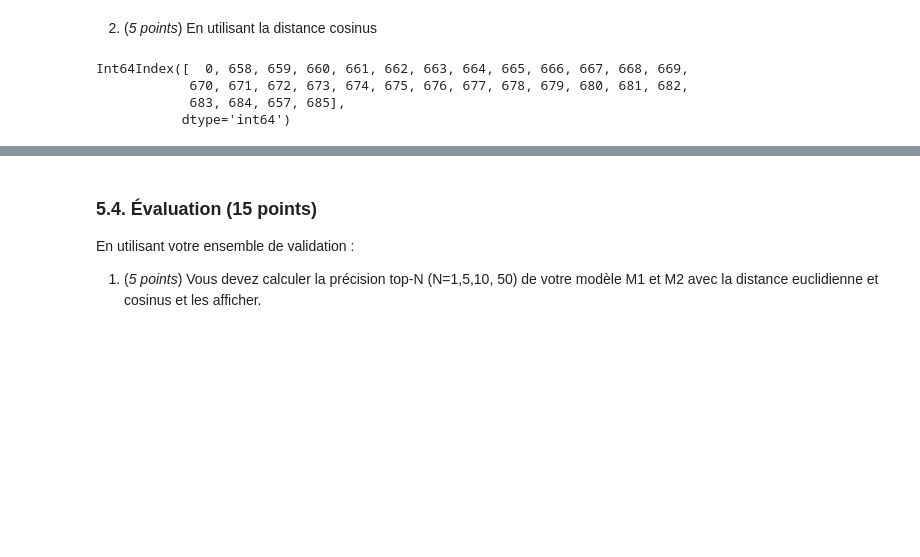
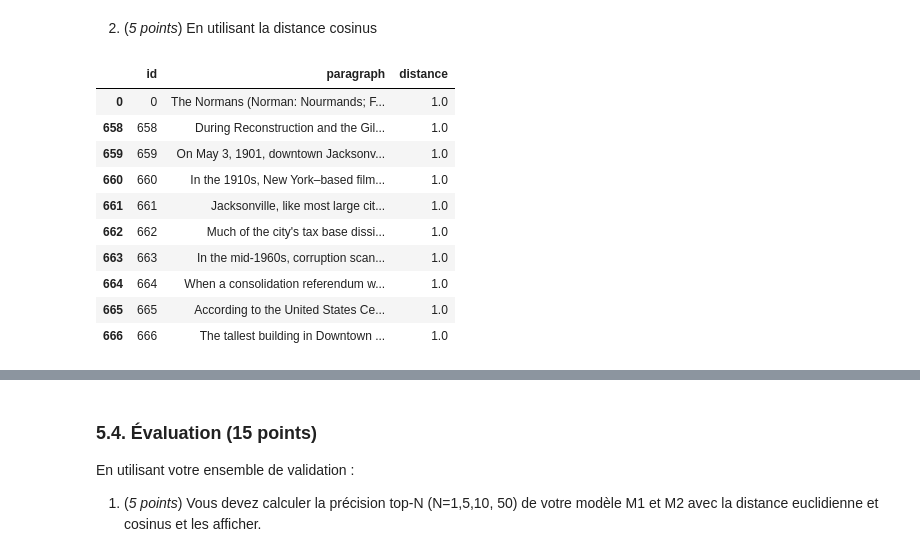
Before and after one commit to nabil-dbz/INF8460, a Jupyter notebook: TP1/inf8460_A21_TP1.ipynb, the cells around one changed output, grey strips where cells are left out. Saved outputs shown, nothing was run; the diff lists cells and outputs as text; code cells hidden in the pictures; blank space fills up the shorter version.

```diff
--- a/TP1/inf8460_A21_TP1.ipynb
+++ b/TP1/inf8460_A21_TP1.ipynb
@@ -290,11 +289,18 @@ Int64Index([535,   1, 239,  80, 729, 370, 545, 908, 697, 696, 915, 113, 917,
 2. (_5 points_) En utilisant la distance cosinus
 # %%
 #Answers returned by the first model with cosine distance
-question_answer(tfidf_question_M1, tfidf_M1, data_corpus[0:index_to_cut], cosine_distances, top_N).index
+question_answer(tfidf_question_M1, tfidf_M1, data_corpus[0:index_to_cut], cosine_distances, top_N)
 # %% [output]
-Int64Index([  0, 658, 659, 660, 661, 662, 663, 664, 665, 666, 667, 668, 669,
-            670, 671, 672, 673, 674, 675, 676, 677, 678, 679, 680, 681, 682,
-            683, 684, 657, 685],
-           dtype='int64')
+|  | id | paragraph | distance |
+| 0 | 0 | The Normans (Norman: Nourmands; F... | 1.0 |
+| 658 | 658 | During Reconstruction and the Gil... | 1.0 |
+| 659 | 659 | On May 3, 1901, downtown Jacksonv... | 1.0 |
+| 660 | 660 | In the 1910s, New York–based film... | 1.0 |
+| 661 | 661 | Jacksonville, like most large cit... | 1.0 |
+| 662 | 662 | Much of the city's tax base dissi... | 1.0 |
+| 663 | 663 | In the mid-1960s, corruption scan... | 1.0 |
+| 664 | 664 | When a consolidation referendum w... | 1.0 |
+| 665 | 665 | According to the United States Ce... | 1.0 |
+| 666 | 666 | The tallest building in Downtown ... | 1.0 |
 # %%
 #Answers returned by the second model with cosine distance
```
Also changed, not shown: parts of 30 cells of this notebook.
